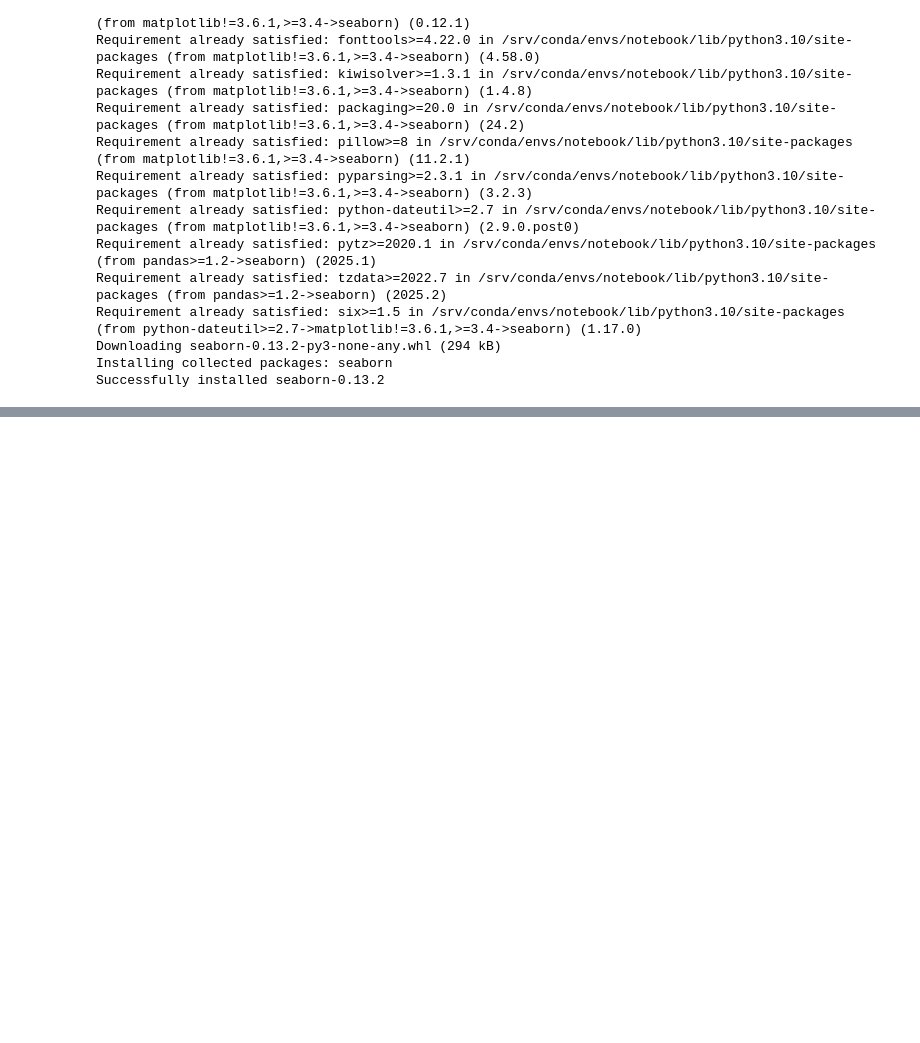
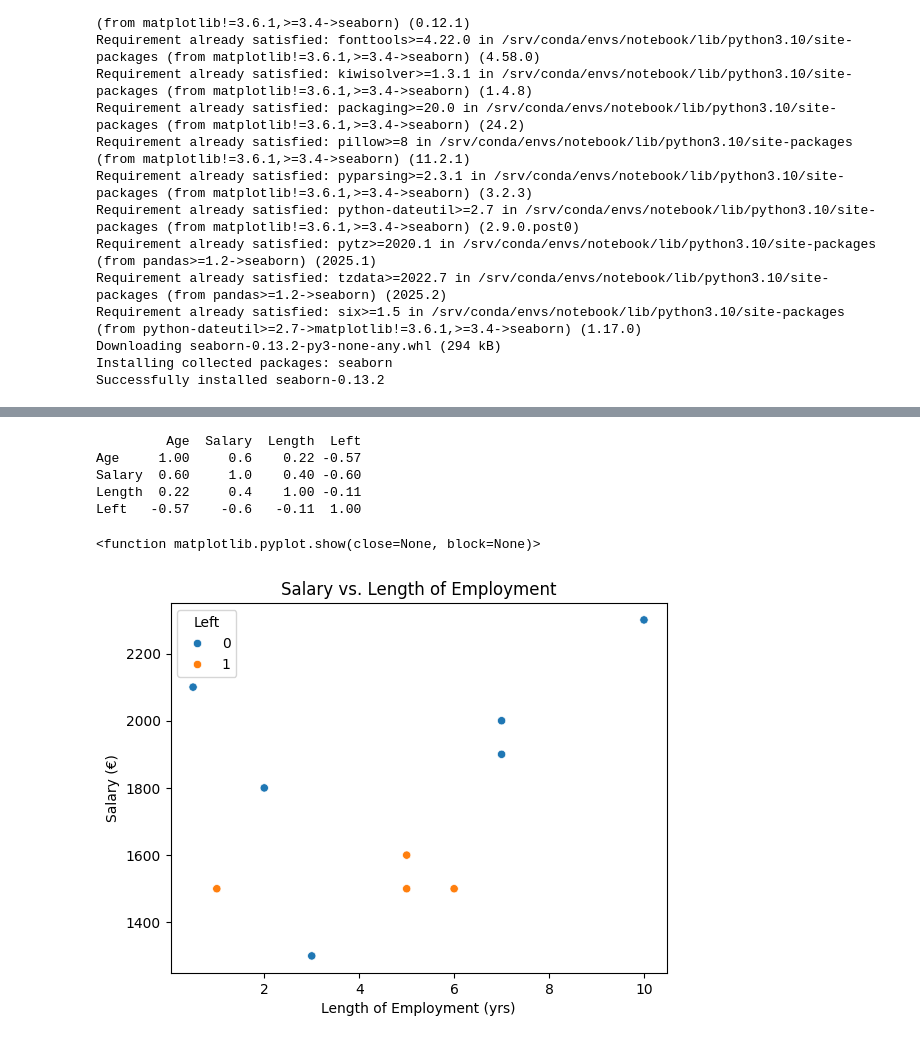
Before and after one commit to Guzlej/fluctuation, a Jupyter notebook: fluctuation1.ipynb, the cells around one changed output, grey strips where cells are left out. Cells and saved outputs as stored; diff of their text form; code cells hidden in the pictures; blank space fills up the shorter version.

```diff
--- a/fluctuation1.ipynb
+++ b/fluctuation1.ipynb
@@ -43,0 +68,26 @@ SyntaxError: invalid syntax (1471440944.py, line 16)
+# %%
+# correlation matrix
+# It schows how closely the numeric columns in our data frame are related to each other.
+# 1 = perfect positive correlation (when one increases, the other also increases),
+# -1 = perfect negative correlation (when one increases, the other decreases),
+# 0 = no correlation.
+
+print(df.corr(numeric_only=True).round(2))
+# %% [output]
+         Age  Salary  Length  Left
+Age     1.00     0.6    0.22 -0.57
+Salary  0.60     1.0    0.40 -0.60
+Length  0.22     0.4    1.00 -0.11
+Left   -0.57    -0.6   -0.11  1.00
+# %%
+# scatter plot
+# It helps visually examine the relationship between salary and length of employment at a company – while also highlighting those who have left.
+
+sns.scatterplot(x="Length", y="Salary", hue="Left", data=df)
+plt.title("Salary vs. Length of Employment")
+plt.xlabel("Length of Employment (yrs)")
+plt.ylabel("Salary (€)")
+plt.show
+# %% [output]
+<function matplotlib.pyplot.show(close=None, block=None)>
+[figure, added]
```
Also changed, not shown: parts of 2 cells of this notebook.
